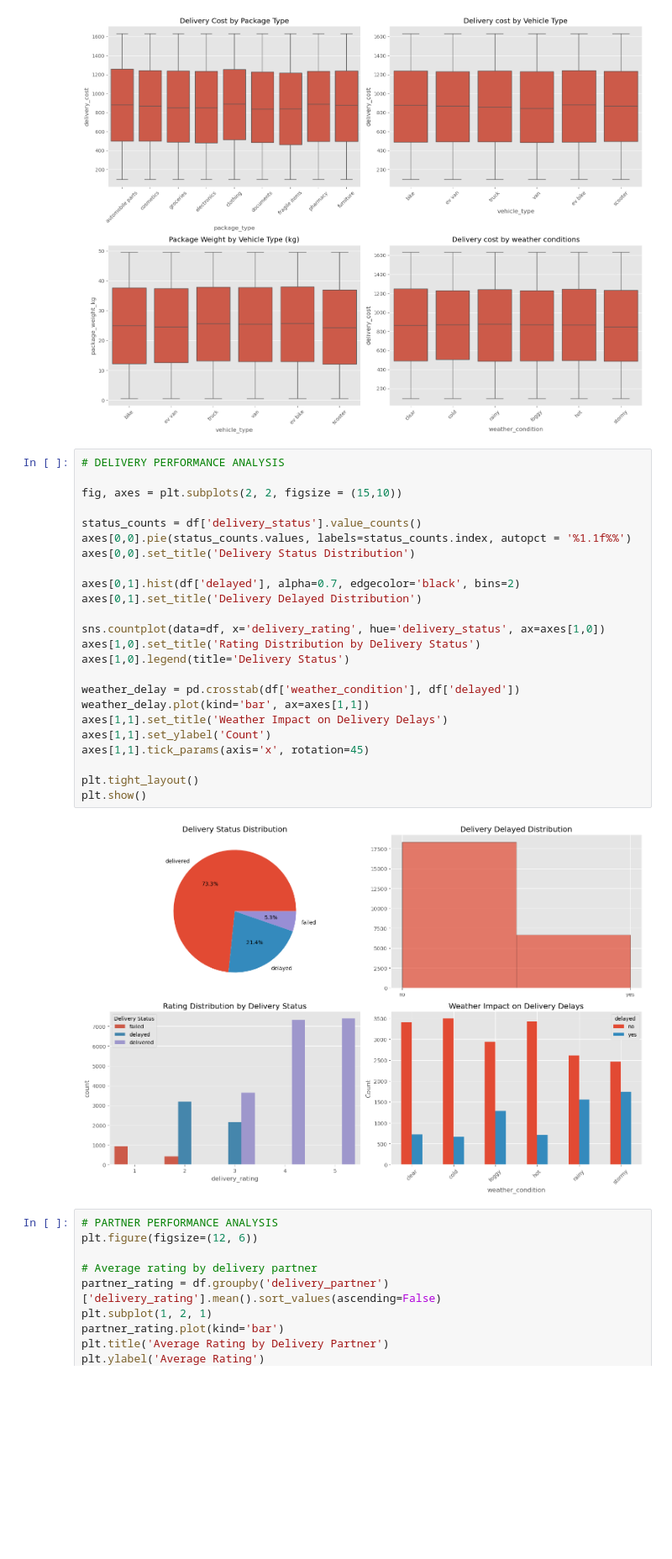
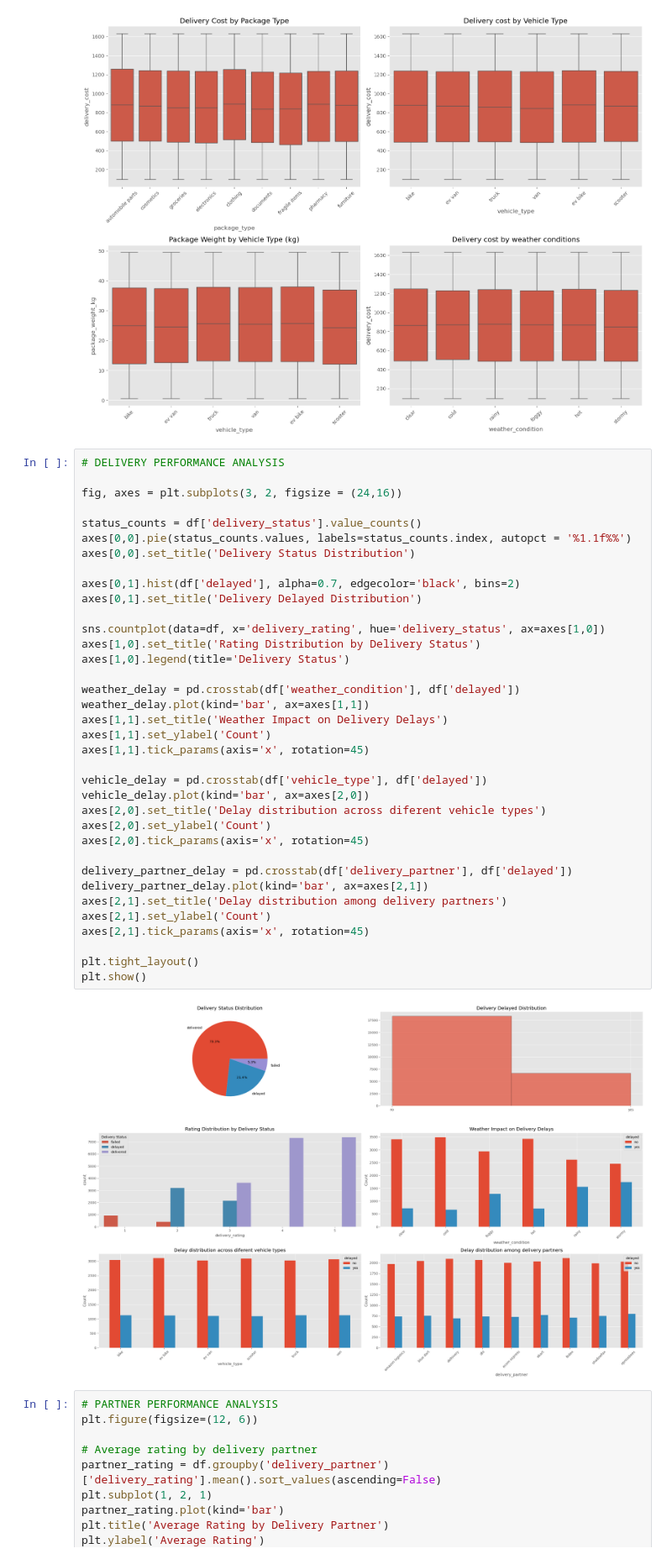
Before and after one commit to IgorCzarnoglowski/Delivery-Price-Prediction, a Jupyter notebook: notebooks/EDA.ipynb, the cells around one changed output. Shown at 84% size. Cells and saved outputs as stored; diff of their text form; blank space fills up the shorter version.

```diff
--- a/notebooks/EDA.ipynb
+++ b/notebooks/EDA.ipynb
@@ -272,29 +287,41 @@ plt.show()
 # %%
 # DELIVERY PERFORMANCE ANALYSIS
 
-fig, axes = plt.subplots(2, 2, figsize = (15,10))
+fig, axes = plt.subplots(3, 2, figsize = (24,16))
 
 status_counts = df['delivery_status'].value_counts()
 axes[0,0].pie(status_counts.values, labels=status_counts.index, autopct = '%1.1f%%')
 axes[0,0].set_title('Delivery Status Distribution')
 
 axes[0,1].hist(df['delayed'], alpha=0.7, edgecolor='black', bins=2)
 axes[0,1].set_title('Delivery Delayed Distribution')
 
 sns.countplot(data=df, x='delivery_rating', hue='delivery_status', ax=axes[1,0])
 axes[1,0].set_title('Rating Distribution by Delivery Status')
 axes[1,0].legend(title='Delivery Status')
 
 weather_delay = pd.crosstab(df['weather_condition'], df['delayed'])
 weather_delay.plot(kind='bar', ax=axes[1,1])
 axes[1,1].set_title('Weather Impact on Delivery Delays')
 axes[1,1].set_ylabel('Count')
 axes[1,1].tick_params(axis='x', rotation=45)
 
+vehicle_delay = pd.crosstab(df['vehicle_type'], df['delayed'])
+vehicle_delay.plot(kind='bar', ax=axes[2,0])
+axes[2,0].set_title('Delay distribution across diferent vehicle types')
+axes[2,0].set_ylabel('Count')
+axes[2,0].tick_params(axis='x', rotation=45)
+
+delivery_partner_delay = pd.crosstab(df['delivery_partner'], df['delayed'])
+delivery_partner_delay.plot(kind='bar', ax=axes[2,1])
+axes[2,1].set_title('Delay distribution among delivery partners')
+axes[2,1].set_ylabel('Count')
+axes[2,1].tick_params(axis='x', rotation=45)
+
 plt.tight_layout()
 plt.show()
 # %% [output]
-[figure, old version]
+[figure, new version]
 # %%
 # PARTNER PERFORMANCE ANALYSIS
 plt.figure(figsize=(12, 6))
```
Also changed, not shown: parts of 1 cell of this notebook.
